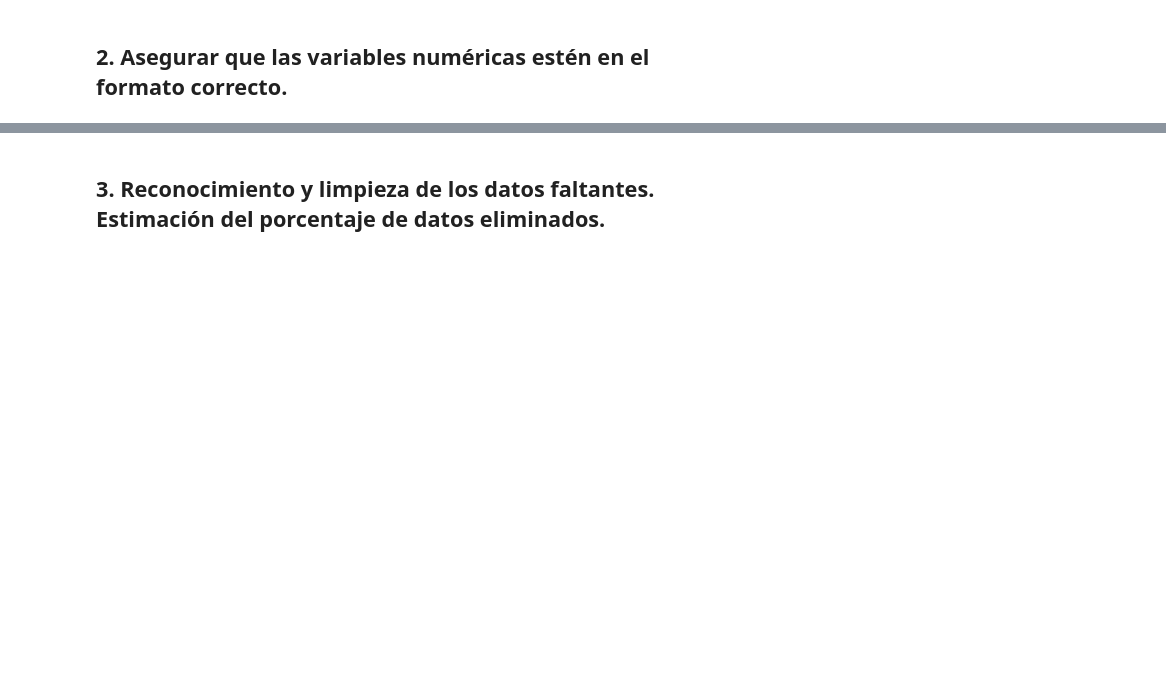
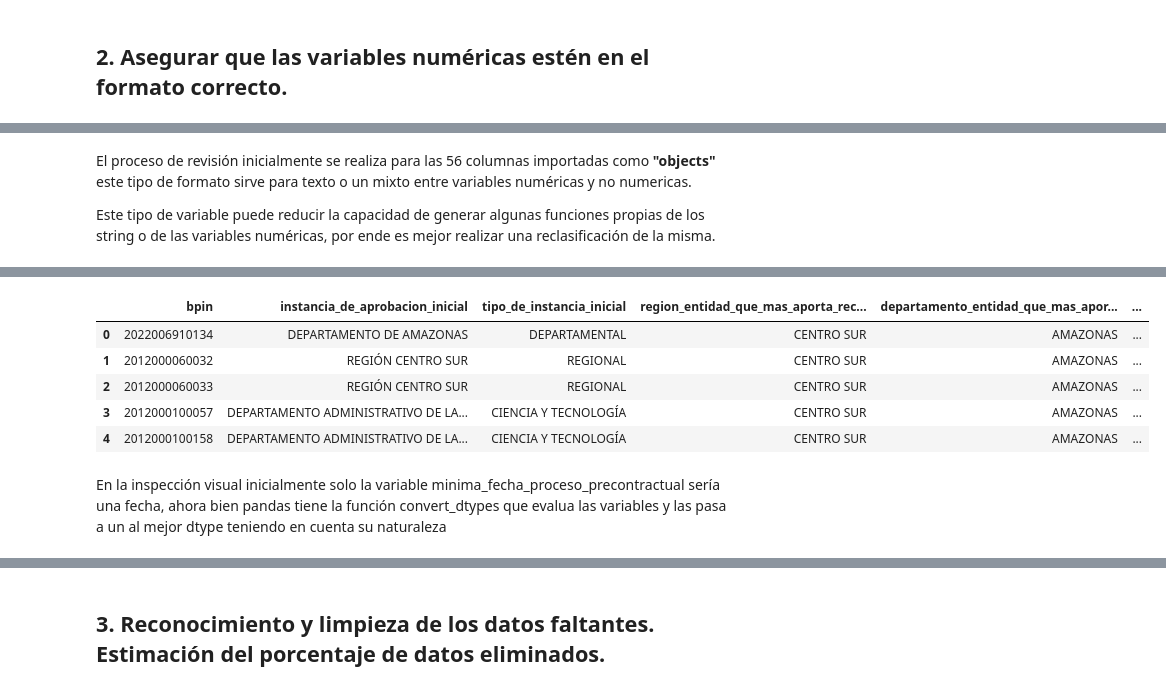
Before and after one commit to caavila96/gesproy23, a Jupyter notebook: Analisis_Gesproy.ipynb, the cells around one changed output, grey strips where cells are left out. Cells and saved outputs as stored; diff of their text form; code cells hidden in the pictures; blank space fills up the shorter version.

```diff
--- a/Analisis_Gesproy.ipynb
+++ b/Analisis_Gesproy.ipynb
@@ -10,0 +133,10 @@ Autor: Camilo Andrés Avila Carreño
+# %% [markdown]
+El proceso de revisión inicialmente se realiza para las 56 columnas importadas como **"objects"** este tipo de formato sirve para texto o un mixto entre variables numéricas y no numericas.
+
+Este tipo de variable puede reducir la capacidad de generar algunas funciones propias de los string o de las variables numéricas, por ende es mejor realizar una reclasificación de la misma.
+# %%
+# se imprimen las variables con tipo objects para una identificación inicial de las mismas
+pd.set_option('display.max_columns', None) #Elimina la cantidad de columnas que se pueden mostrar
+
+gesp.select_dtypes(include='object').head(5)
+# %% [output]
@@ -10,0 +144,8 @@ Autor: Camilo Andrés Avila Carreño
+|  | bpin | instancia_de_aprobacion_inicial | tipo_de_instancia_inicial | region_entidad_que_mas_aporta_rec... | departamento_entidad_que_mas_apor... | ... |
+| 0 | 2022006910134 | DEPARTAMENTO DE AMAZONAS | DEPARTAMENTAL | CENTRO SUR | AMAZONAS | ... |
+| 1 | 2012000060032 | REGIÓN CENTRO SUR | REGIONAL | CENTRO SUR | AMAZONAS | ... |
+| 2 | 2012000060033 | REGIÓN CENTRO SUR | REGIONAL | CENTRO SUR | AMAZONAS | ... |
+| 3 | 2012000100057 | DEPARTAMENTO ADMINISTRATIVO DE LA... | CIENCIA Y TECNOLOGÍA | CENTRO SUR | AMAZONAS | ... |
+| 4 | 2012000100158 | DEPARTAMENTO ADMINISTRATIVO DE LA... | CIENCIA Y TECNOLOGÍA | CENTRO SUR | AMAZONAS | ... |
+# %% [markdown]
+En la inspección visual inicialmente solo la variable minima_fecha_proceso_precontractual sería una fecha, ahora bien pandas tiene la función convert_dtypes que evalua las variables y las pasa a un al mejor dtype teniendo en cuenta su naturaleza
```
Also changed, not shown: parts of 31 cells of this notebook.
